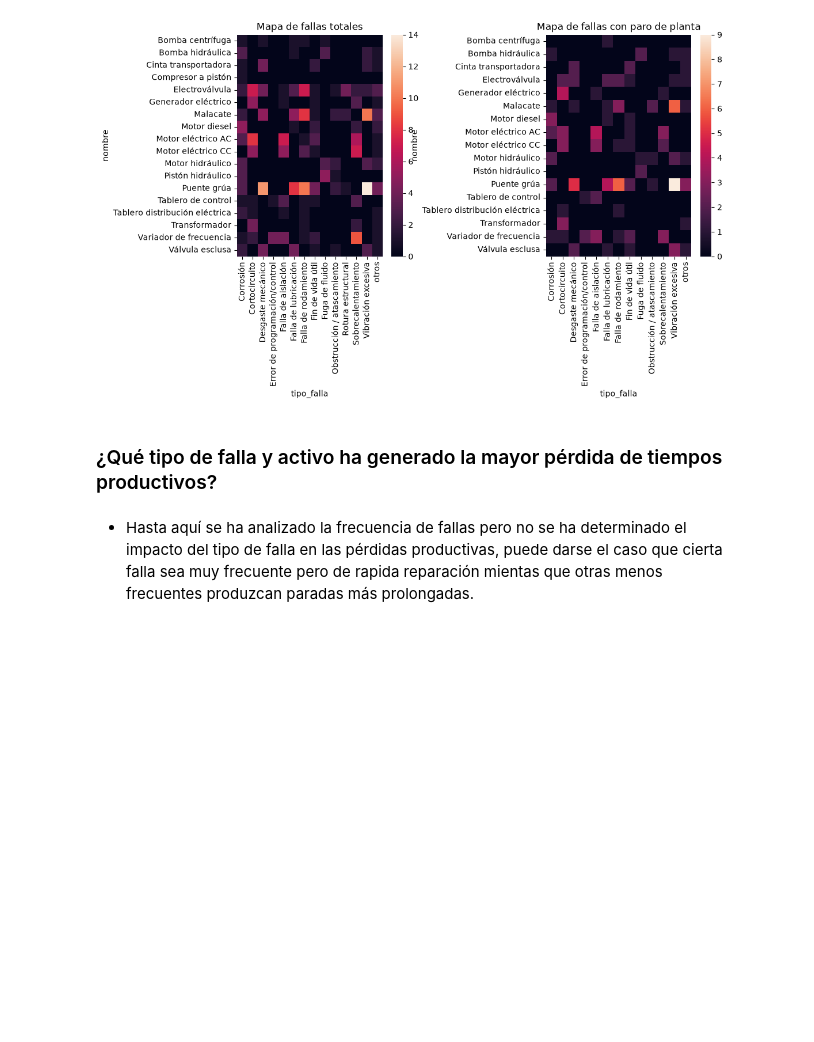
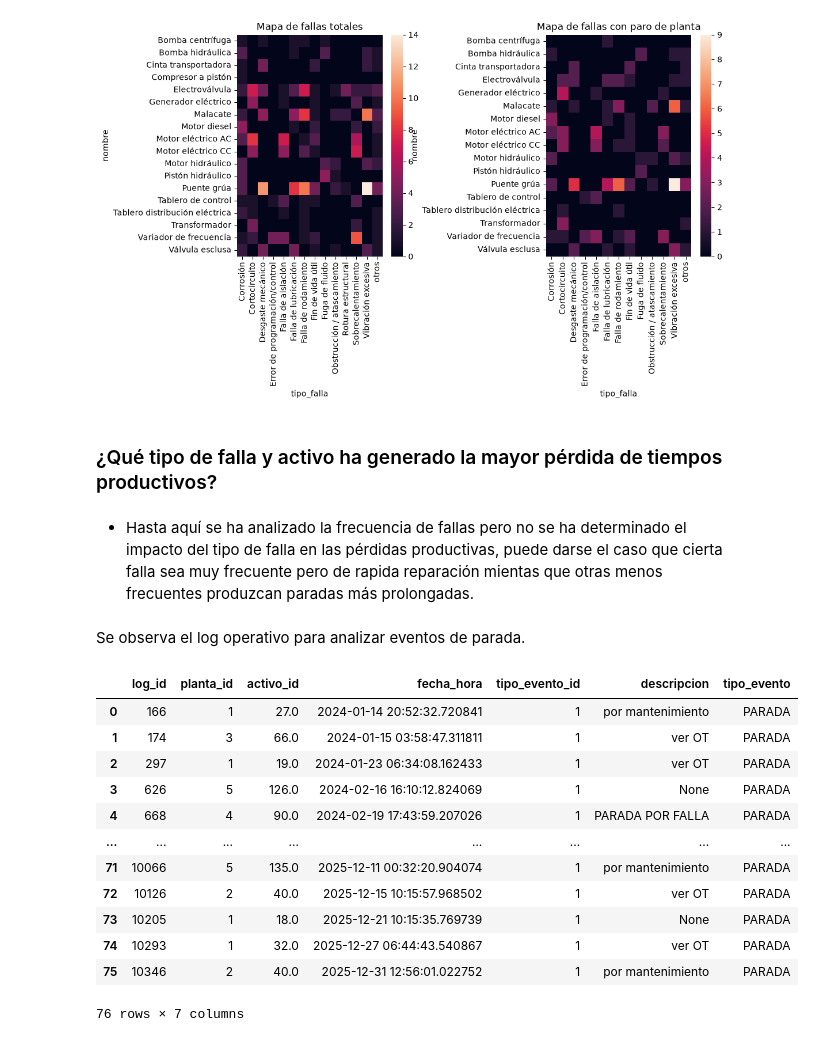
Before and after one commit to dcardone1/Maintenance_System_Analysis, a Jupyter notebook: Analysis.ipynb, the cells around one changed output. Cells and saved outputs as stored; diff of their text form; code cells hidden in the pictures; blank space fills up the shorter version.

Commit message:
se analiza la tabla de eventos operativos

```diff
--- a/Analysis.ipynb
+++ b/Analysis.ipynb
@@ -643,5 +643,27 @@ Text(0.5, 1.0, 'Mapa de fallas con paro de planta')
 ### ¿Qué tipo de falla y activo ha generado la mayor pérdida de tiempos productivos?
 # %% [markdown]
 - Hasta aquí se ha analizado la frecuencia de fallas pero no se ha determinado el impacto del tipo de falla en las pérdidas productivas, puede darse el caso que cierta falla sea muy frecuente pero de rapida reparación mientas que otras menos frecuentes produzcan paradas más prolongadas.
+# %% [markdown]
+Se observa el log operativo para analizar eventos de parada.
 # %%
 %%sql
+SELECT lo.*,
+teo.nombre AS tipo_evento
+FROM log_operativo lo
+LEFT JOIN tipo_evento_operativo teo
+ON lo.tipo_evento_id = teo.tipo_evento_id
+WHERE teo.nombre = 'PARADA';
+# %% [output]
+|  | log_id | planta_id | activo_id | fecha_hora | tipo_evento_id | descripcion | tipo_evento |
+| 0 | 166 | 1 | 27.0 | 2024-01-14 20:52:32.720841 | 1 | por mantenimiento | PARADA |
+| 1 | 174 | 3 | 66.0 | 2024-01-15 03:58:47.311811 | 1 | ver OT | PARADA |
+| 2 | 297 | 1 | 19.0 | 2024-01-23 06:34:08.162433 | 1 | ver OT | PARADA |
+| 3 | 626 | 5 | 126.0 | 2024-02-16 16:10:12.824069 | 1 | None | PARADA |
+| 4 | 668 | 4 | 90.0 | 2024-02-19 17:43:59.207026 | 1 | PARADA POR FALLA | PARADA |
+| ... | ... | ... | ... | ... | ... | ... | ... |
+| 71 | 10066 | 5 | 135.0 | 2025-12-11 00:32:20.904074 | 1 | por mantenimiento | PARADA |
+| 72 | 10126 | 2 | 40.0 | 2025-12-15 10:15:57.968502 | 1 | ver OT | PARADA |
+| 73 | 10205 | 1 | 18.0 | 2025-12-21 10:15:35.769739 | 1 | None | PARADA |
+| 74 | 10293 | 1 | 32.0 | 2025-12-27 06:44:43.540867 | 1 | ver OT | PARADA |
+| 75 | 10346 | 2 | 40.0 | 2025-12-31 12:56:01.022752 | 1 | por mantenimiento | PARADA |
+76 rows × 7 columns
```
Also changed, not shown: parts of 3 cells of this notebook.
